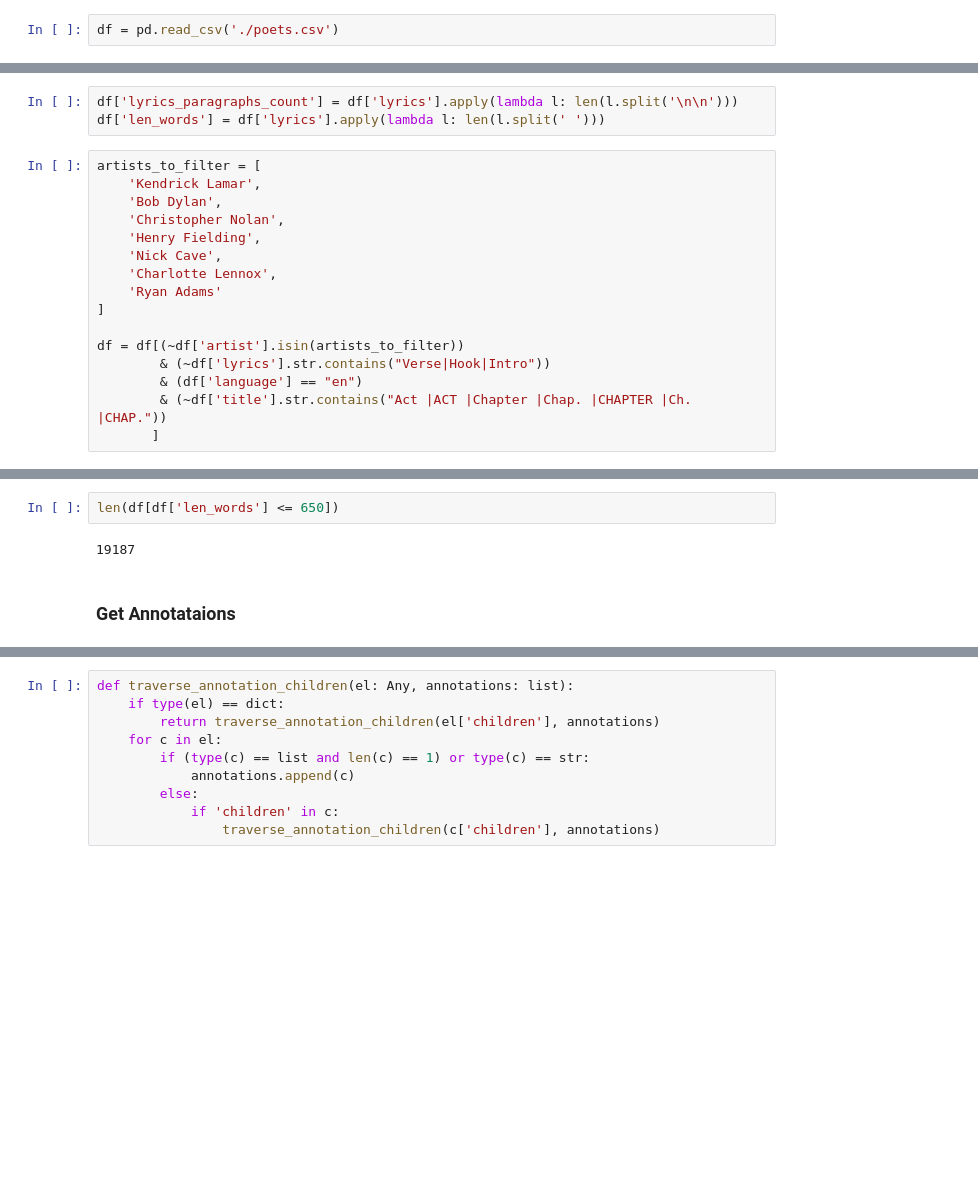
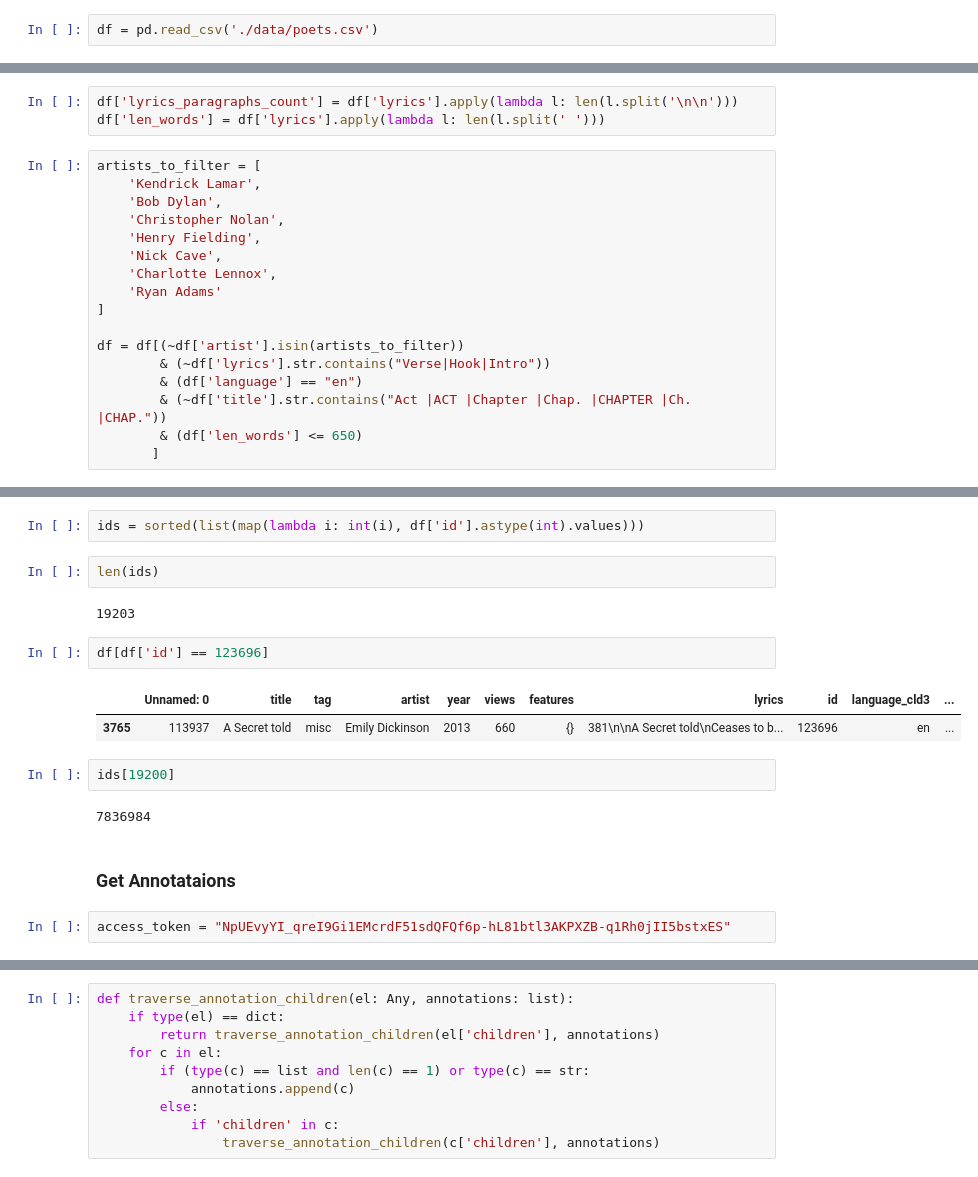
Before and after one commit to lovelyscientist/poemma, a Jupyter notebook: 1 - Filter Data & Extract Annotations.ipynb, the cells around one changed output, grey strips where cells are left out. Drawn from its saved outputs; the diff is of its cells as text; blank space fills up the shorter version.

```diff
--- a/1 - Filter Data & Extract Annotations.ipynb
+++ b/1 - Filter Data & Extract Annotations.ipynb
@@ -11,7 +15,7 @@ pd.set_option('display.max_rows', 2000)
 # %%
 # https://www.kaggle.com/datasets/carlosgdcj/genius-song-lyrics-with-language-information?resource=download
 # %%
-df = pd.read_csv('./poets.csv')
+df = pd.read_csv('./data/poets.csv')
 # %%
 def get_english_language_poets(file_name: str = "./../data/List of English-language poets - Wikipedia.html"):
     """
@@ -53,4 +57,5 @@ df = df[(~df['artist'].isin(artists_to_filter))
         & (~df['lyrics'].str.contains("Verse|Hook|Intro"))
         & (df['language'] == "en")
         & (~df['title'].str.contains("Act |ACT |Chapter |Chap. |CHAPTER |Ch. |CHAP."))
+        & (df['len_words'] <= 650)
        ]
@@ -62,7 +62,20 @@ df['len_words'].hist(bins=200)
 # %%
-len(df[df['len_words'] <= 650])
+ids = sorted(list(map(lambda i: int(i), df['id'].astype(int).values)))
-# %% [output]
-19187
+# %%
+len(ids)
+# %% [output]
+19203
+# %%
+df[df['id'] == 123696]
+# %% [output]
+|  | Unnamed: 0 | title | tag | artist | year | views | features | lyrics | id | language_cld3 | ... |
+| 3765 | 113937 | A Secret told | misc | Emily Dickinson | 2013 | 660 | {} | 381\n\nA Secret told\nCeases to b... | 123696 | en | ... |
+# %%
+ids[19200]
+# %% [output]
+7836984
 # %% [markdown]
 ### Get Annotataions
+# %%
+access_token = "NpUEvyYI_qreI9Gi1EMcrdF51sdQFQf6p-hL81btl3AKPXZB-q1Rh0jII5bstxES"
 # %%
```
Also changed, not shown: parts of 8 cells of this notebook.
